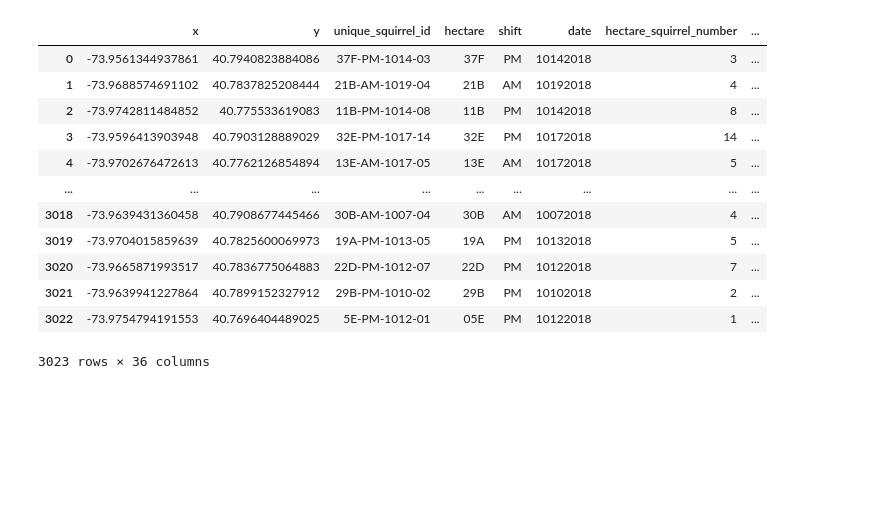
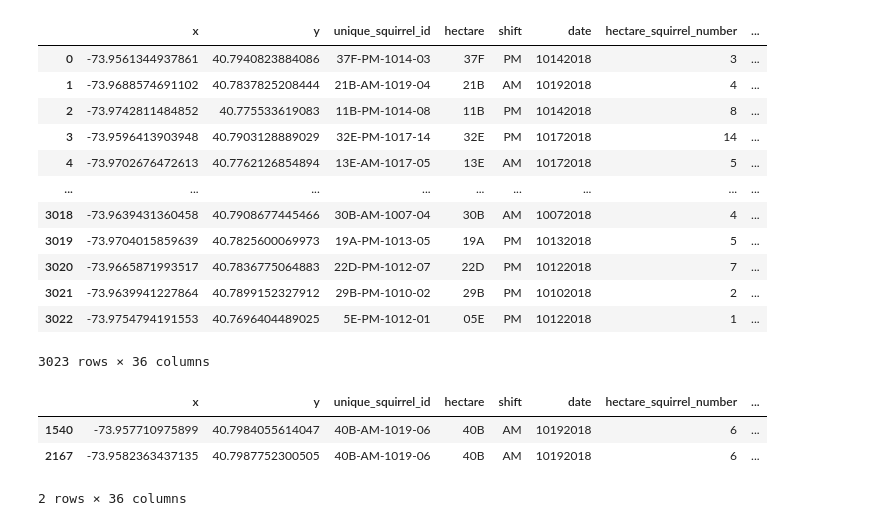
Before and after one commit to WilliamRoll/Central-Park-Squirrel-Census, a Jupyter notebook: Python_API_Query_2.ipynb, the cells around one changed output. Saved outputs shown, nothing was run; the diff lists cells and outputs as text; code cells hidden in the pictures; blank space fills up the shorter version.

```diff
--- a/Python_API_Query_2.ipynb
+++ b/Python_API_Query_2.ipynb
@@ -44,3 +58,11 @@ results_df_2
 | 3021 | -73.9639941227864 | 40.7899152327912 | 29B-PM-1010-02 | 29B | PM | 10102018 | 2 | ... |
 | 3022 | -73.9754794191553 | 40.7696404489025 | 5E-PM-1012-01 | 05E | PM | 10122018 | 1 | ... |
 3023 rows × 36 columns
+# %%
+#Locating duplicate for squirrel id 40B-AM-1019-06
+results_df_2.loc[results_df_2['unique_squirrel_id'] == '40B-AM-1019-06']
+# %% [output]
+|  | x | y | unique_squirrel_id | hectare | shift | date | hectare_squirrel_number | ... |
+| 1540 | -73.957710975899 | 40.7984055614047 | 40B-AM-1019-06 | 40B | AM | 10192018 | 6 | ... |
+| 2167 | -73.9582363437135 | 40.7987752300505 | 40B-AM-1019-06 | 40B | AM | 10192018 | 6 | ... |
+2 rows × 36 columns
```
Also changed, not shown: parts of 5 cells of this notebook.
